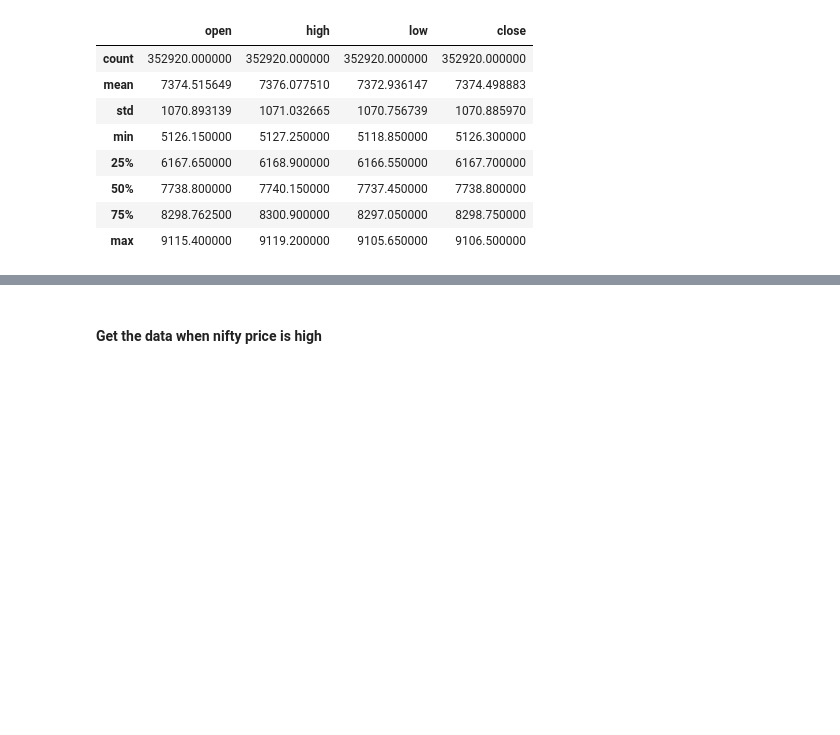
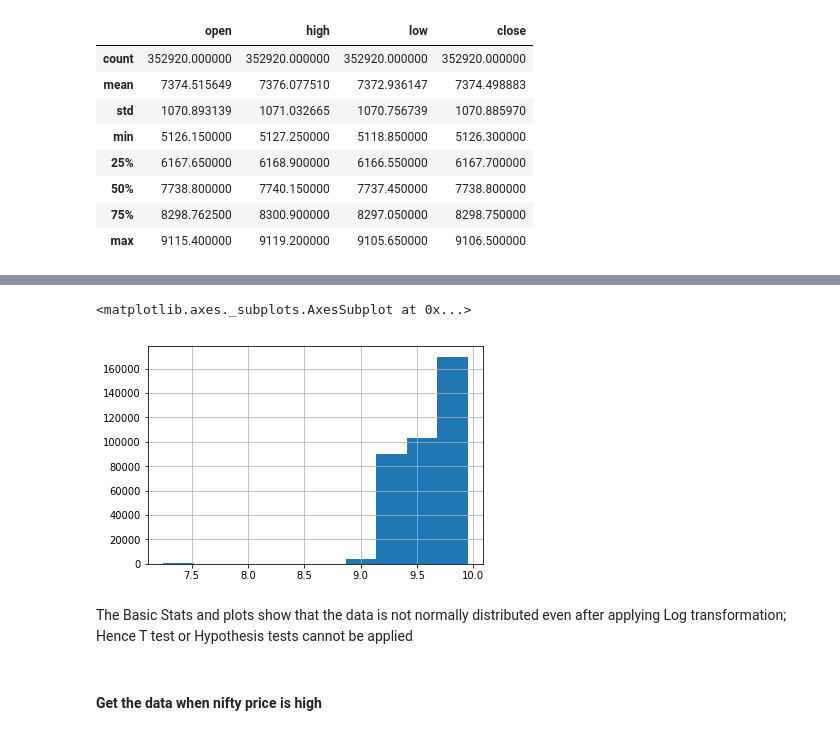
Before and after one commit to sasirekhas/capstoneproject, a Jupyter notebook: Sanjay_capstone.ipynb, the cells around one changed output, grey strips where cells are left out. Saved outputs shown, nothing was run; the diff lists cells and outputs as text; code cells hidden in the pictures; blank space fills up the shorter version.

```diff
--- a/Sanjay_capstone.ipynb
+++ b/Sanjay_capstone.ipynb
@@ -46,3 +65,11 @@ nifty50.describe()
+# %%
+banknifty["close"].apply(np.log).hist()
+# %% [output]
+<matplotlib.axes._subplots.AxesSubplot at 0x...>
+[figure, added]
+# %% [markdown]
+The Basic Stats and plots show that the data is not normally distributed even after applying Log transformation;
+Hence T test or Hypothesis tests cannot be applied
 # %% [markdown]
 #### Get the data when nifty price is high
 # %%
```
Also changed, not shown: parts of 5 cells of this notebook, 4 other files.
